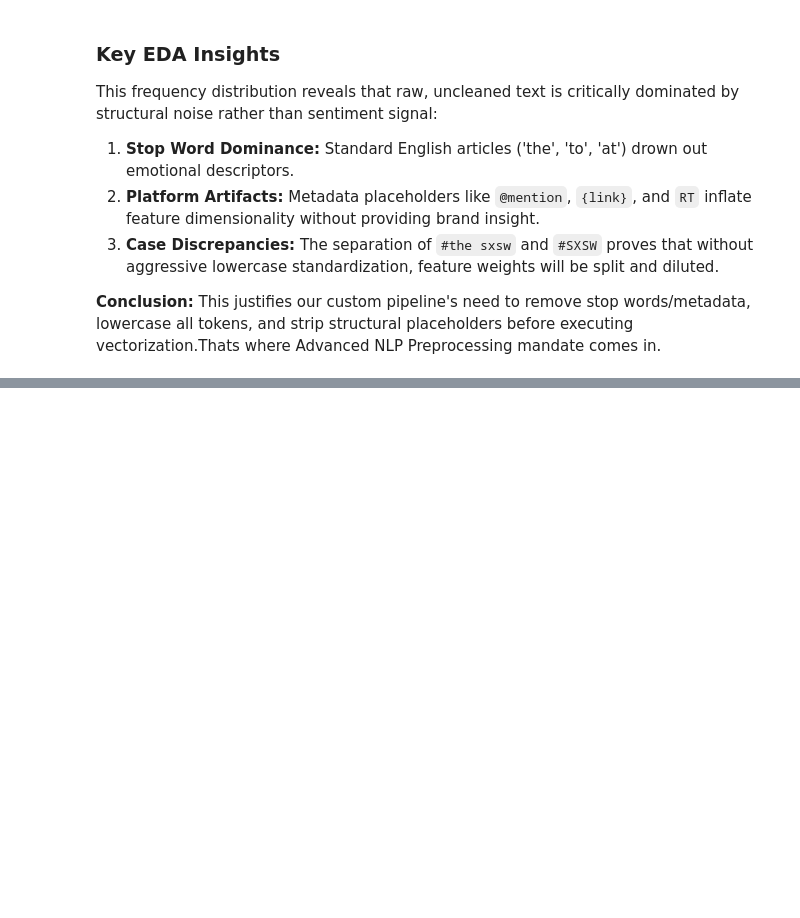
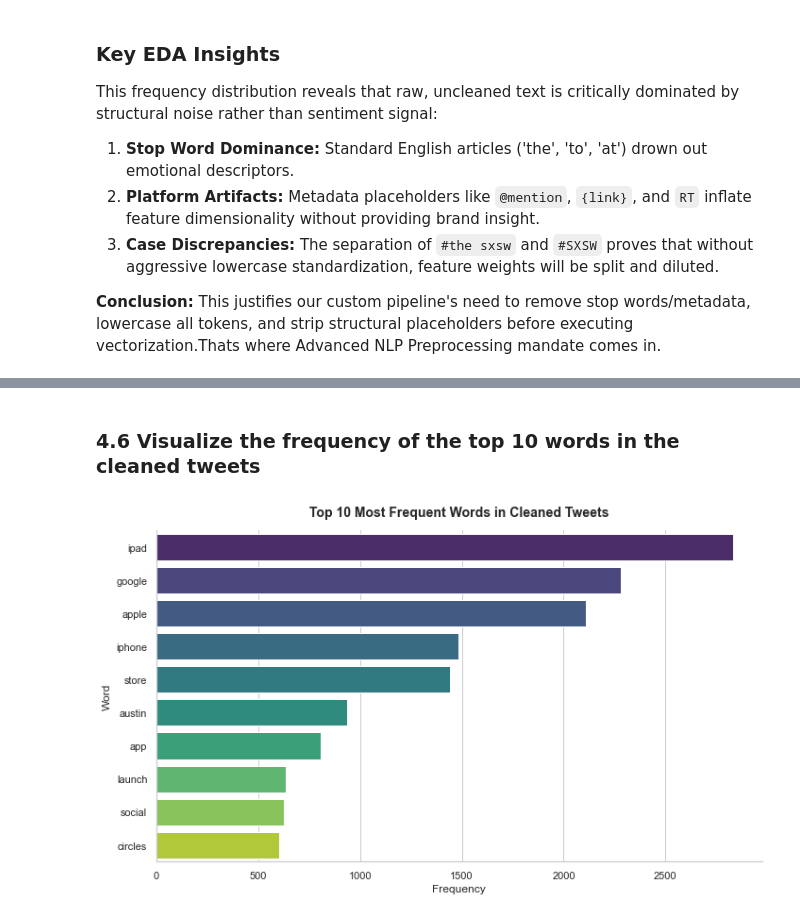
Before and after one commit to Dortts/Twitter_Sentiment_Project, a Jupyter notebook: Twitter_Sentiment_Analysis.ipynb, the cells around one changed output, grey strips where cells are left out. Cells and saved outputs as stored; diff of their text form; code cells hidden in the pictures; blank space fills up the shorter version.

```diff
--- a/Twitter_Sentiment_Analysis.ipynb
+++ b/Twitter_Sentiment_Analysis.ipynb
@@ -345,0 +574,9 @@ This frequency distribution reveals that raw, uncleaned text is critically domin
+# %%
+# Check the cleaned tweets and the frequency of words again
+from collections import Counter
+
+all_words = ' '.join(df['clean_tweet']).split()
+word_counts = Counter(all_words)
+
+freq_df = pd.DataFrame(word_counts.most_common(10), columns=['Word', 'Frequency'])
+freq_df
@@ -345,0 +595,33 @@ This frequency distribution reveals that raw, uncleaned text is critically domin
+# %% [markdown]
+### 4.6 Visualize the frequency of the top 10 words in the cleaned tweets
+# %%
+plt.figure(figsize=(10, 6))
+x = sns.barplot(
+    data=freq_df,
+    x='Frequency',
+    y='Word',
+    palette='viridis'
+)
+for p in ax.patches:
+    width = p.get_width()
+    if width > 0:
+        ax.annotate(
+            f'{int(width)}',
+            (width, p.get_y() + p.get_height() / 2.),
+            va='center',
+            ha='left',
+            fontsize=10,
+            fontweight='bold',
+            xytext=(5, 0),
+            textcoords='offset points'
+        )
+
+plt.title('Top 10 Most Frequent Words in Cleaned Tweets', fontsize=14, pad=15, fontweight='bold')
+plt.xlabel('Frequency', fontsize=12)
+plt.ylabel('Word', fontsize=12)
+
+sns.despine()
+plt.tight_layout()
+plt.show()
+# %% [output]
+[figure, added]
```
Also changed, not shown: parts of 21 cells of this notebook.
